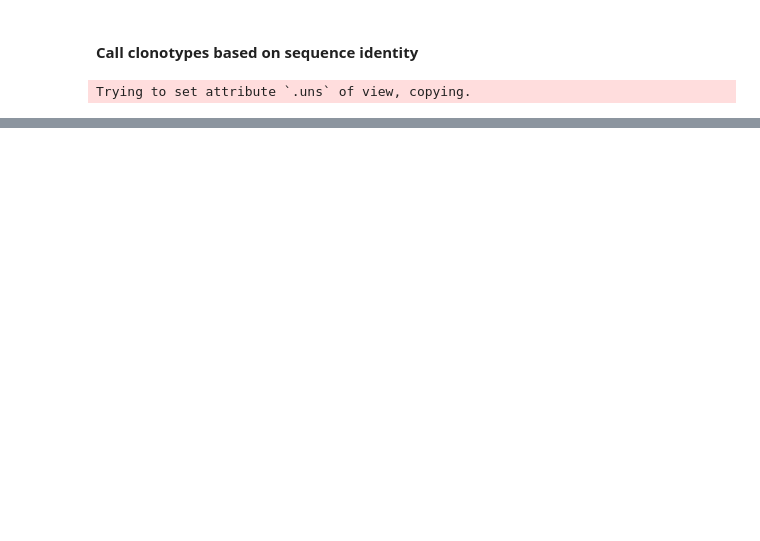
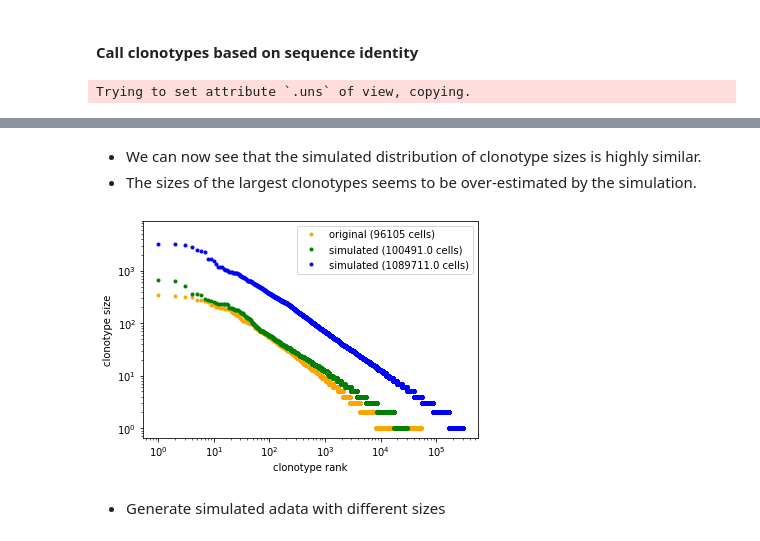
Before and after one commit to icbi-lab/scirpy-paper, a Jupyter notebook: runtime-analysis/analyses/01_simulate-data.ipynb, the cells around one changed output, grey strips where cells are left out. Saved outputs shown, nothing was run; the diff lists cells and outputs as text; code cells hidden in the pictures; blank space fills up the shorter version.

Commit message:
Add runtime analysis

```diff
--- a/runtime-analysis/analyses/01_simulate-data.ipynb
+++ b/runtime-analysis/analyses/01_simulate-data.ipynb
@@ -170,0 +102,54 @@ tmp_adata.obs["TRA_1_cdr3"].unique().size
+# %%
+def inv_cdf(x_min, alpha, r):
+    """r is a random number between 0 and 1"""
+    return x_min * (1 - r) ** (-1 / (alpha - 1))
+# %%
+def get_clonotype_sizes(n_clonotypes, inv_cdf_fit):
+    r = np.random.rand(n_clonotypes)
+    x_smp = np.round(inv_cdf_fit(r))
+    return np.array(sorted(x_smp, reverse=True))
+# %%
+np.random.seed(123)
+x_min = 1
+r = results.power_law.alpha
+inv_cdf_fit = functools.partial(inv_cdf, x_min, r)
+
+x_smp = get_clonotype_sizes(30000, inv_cdf_fit)
+x_smp_10 = get_clonotype_sizes(300000, inv_cdf_fit)
+# %% [markdown]
+* We can now see that the simulated distribution of clonotype sizes is highly similar.
+* The sizes of the largest clonotypes seems to be over-estimated by the simulation.
+# %%
+fig, ax = plt.subplots()
+ax.loglog(
+    np.arange(0, len(clonotype_sizes)),
+    clonotype_sizes,
+    ".",
+    color="orange",
+    label=f"original ({np.sum(clonotype_sizes)} cells)",
+    rasterized=True
+)
+ax.loglog(
+    np.arange(0, len(x_smp)),
+    x_smp,
+    ".",
+    color="green",
+    label=f"simulated ({np.sum(x_smp)} cells)",
+    rasterized=True
+)
+ax.loglog(
+    np.arange(0, len(x_smp_10)),
+    x_smp_10,
+    ".",
+    color="blue",
+    label=f"simulated ({np.sum(x_smp_10)} cells)",
+    rasterized=True
+)
+ax.set_ylabel("clonotype size")
+ax.set_xlabel("clonotype rank")
+ax.legend()
+fig.savefig("../../figures/runtime_simulation.svg", dpi=300)
+# %% [output]
+[figure, added]
+# %% [markdown]
+ * Generate simulated adata with different sizes
```
Also changed, not shown: parts of 38 cells of this notebook, 8 other files.
